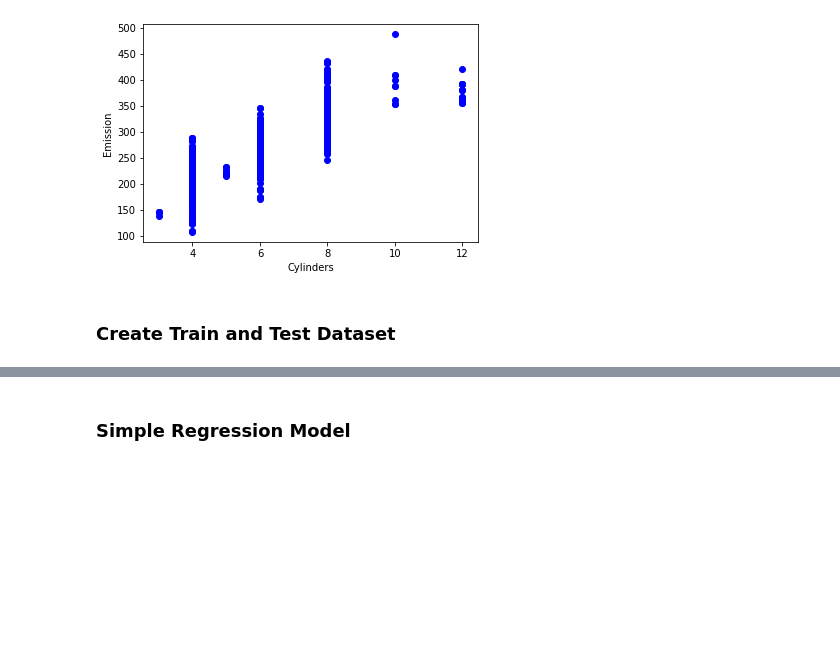
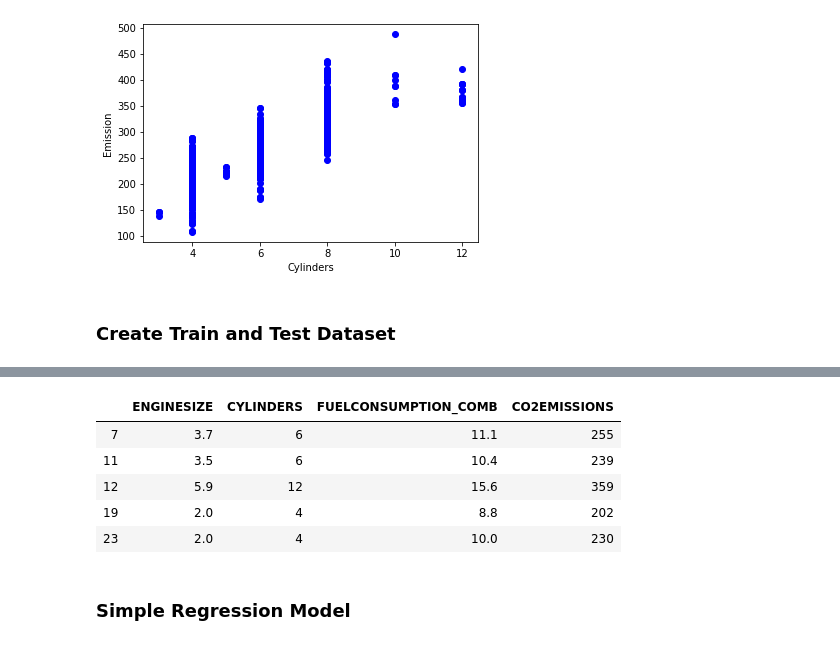
Before and after one commit to stivenramireza/machine-learning-models, a Jupyter notebook: regression/simple_linear_regression.ipynb, the cells around one changed output, grey strips where cells are left out. Cells and saved outputs as stored; diff of their text form; code cells hidden in the pictures; blank space fills up the shorter version.

```diff
--- a/regression/simple_linear_regression.ipynb
+++ b/regression/simple_linear_regression.ipynb
@@ -99,3 +121,13 @@ test = cdf[~msk]
+# %%
+test = cdf[~msk]
+test.head()
+# %% [output]
+|  | ENGINESIZE | CYLINDERS | FUELCONSUMPTION_COMB | CO2EMISSIONS |
+| 7 | 3.7 | 6 | 11.1 | 255 |
+| 11 | 3.5 | 6 | 10.4 | 239 |
+| 12 | 5.9 | 12 | 15.6 | 359 |
+| 19 | 2.0 | 4 | 8.8 | 202 |
+| 23 | 2.0 | 4 | 10.0 | 230 |
 # %% [markdown]
 ### Simple Regression Model
 # %% [markdown]
```
Also changed, not shown: parts of 6 cells of this notebook.
